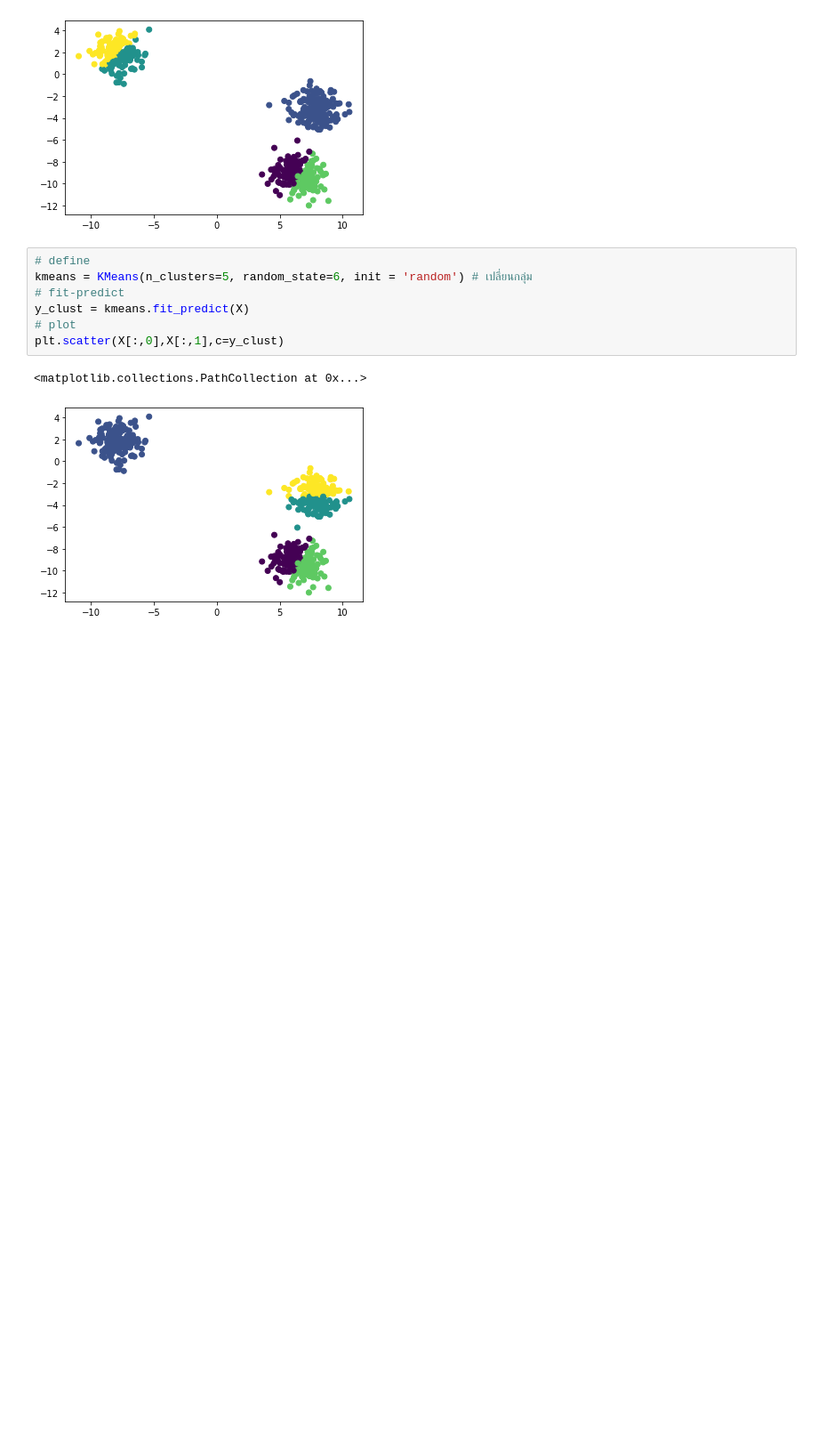
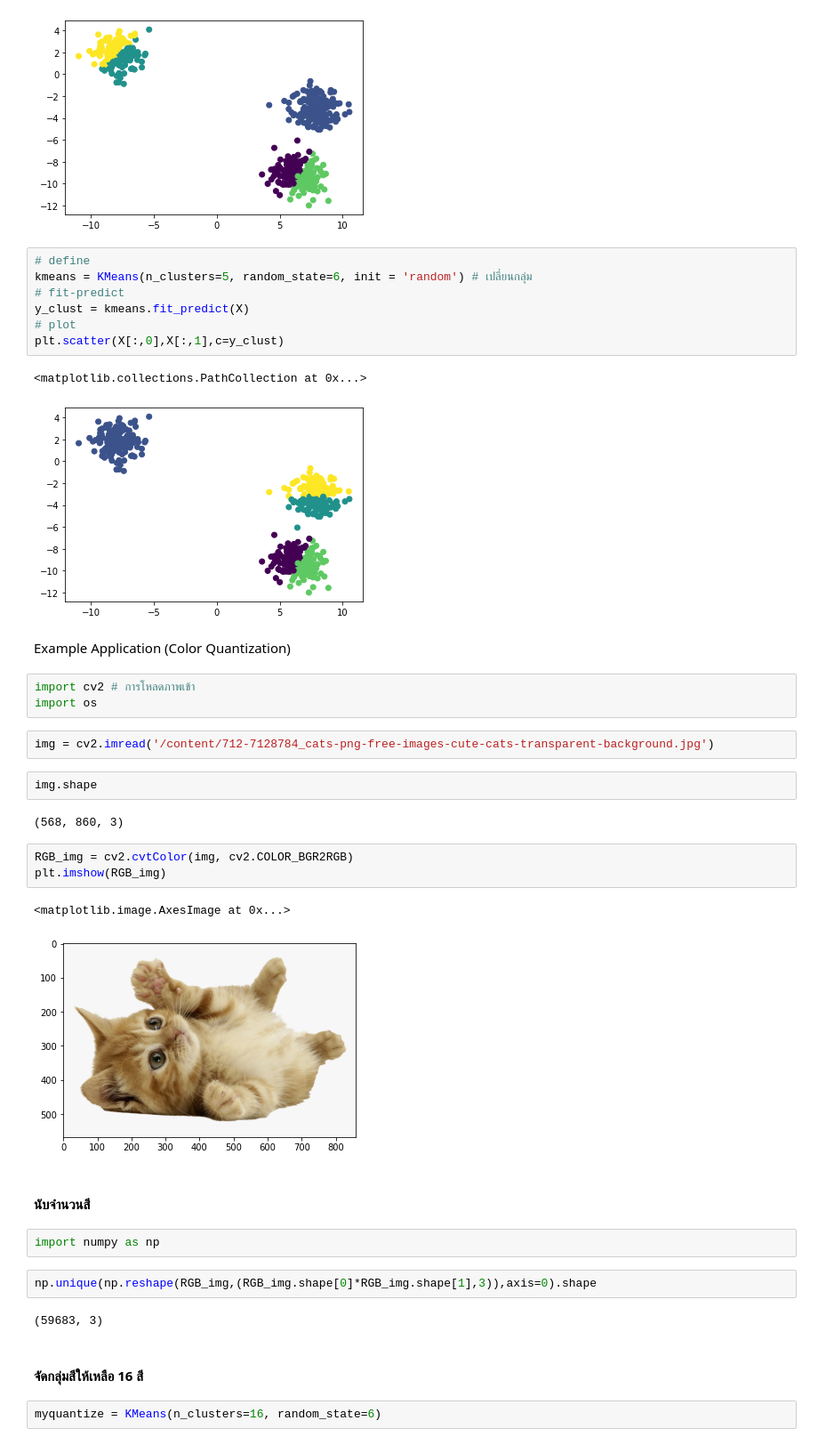
Before and after one commit to SupidchayaTangkidwanich/DWDM21, a Jupyter notebook: Chap8_Clustering.ipynb, the cells around one changed output. Shown at 89% size. Cells and saved outputs as stored; diff of their text form; blank space fills up the shorter version.

Commit message:
Kmeans - Color Quantization

```diff
--- a/Chap8_Clustering.ipynb
+++ b/Chap8_Clustering.ipynb
@@ -113,3 +113,32 @@ plt.scatter(X[:,0],X[:,1],c=y_clust)
 # %% [output]
 <matplotlib.collections.PathCollection at 0x...>
 [figure]
+# %% [markdown]
+Example Application (Color Quantization)
+# %%
+import cv2 # การโหลดภาพเข้า
+import os
+# %%
+img = cv2.imread('/content/712-7128784_cats-png-free-images-cute-cats-transparent-background.jpg')
+# %%
+img.shape
+# %% [output]
+(568, 860, 3)
+# %%
+RGB_img = cv2.cvtColor(img, cv2.COLOR_BGR2RGB)
+plt.imshow(RGB_img)
+# %% [output]
+<matplotlib.image.AxesImage at 0x...>
+[figure, added]
+# %% [markdown]
+#### นับจำนวนสี
+# %%
+import numpy as np
+# %%
+np.unique(np.reshape(RGB_img,(RGB_img.shape[0]*RGB_img.shape[1],3)),axis=0).shape
+# %% [output]
+(59683, 3)
+# %% [markdown]
+#### จัดกลุ่มสีให้เหลือ 16 สี
+# %%
+myquantize = KMeans(n_clusters=16, random_state=6)
```
Also changed, not shown: parts of 11 cells of this notebook.
